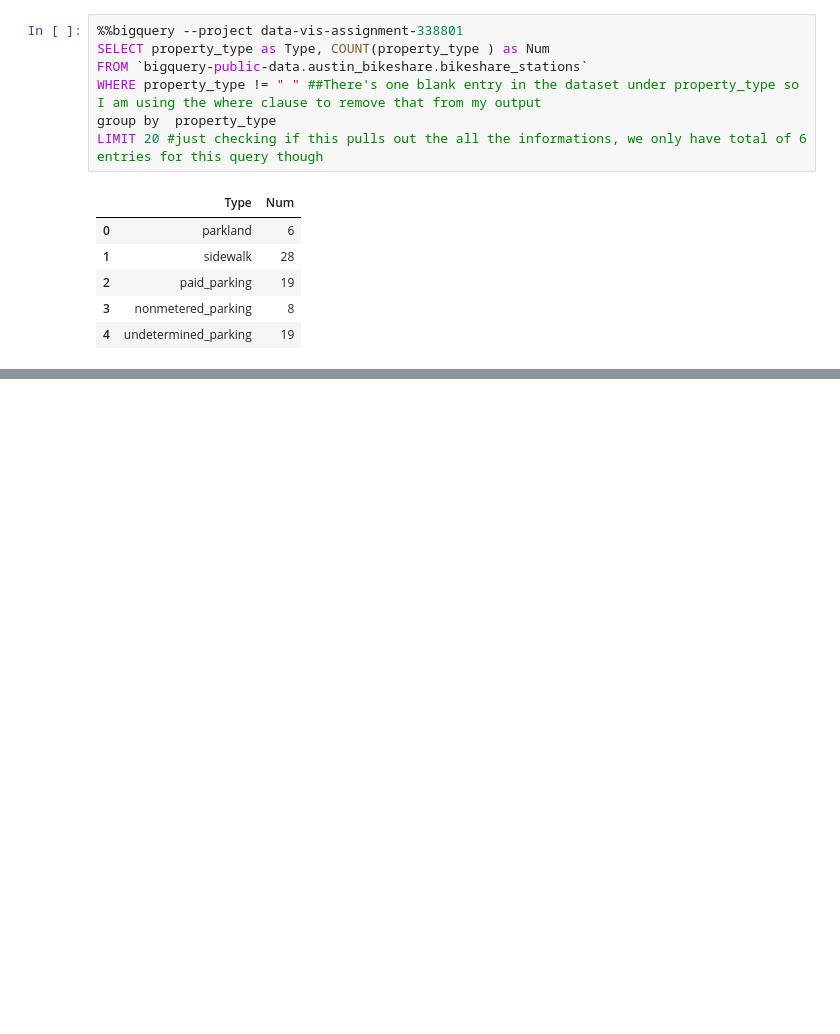
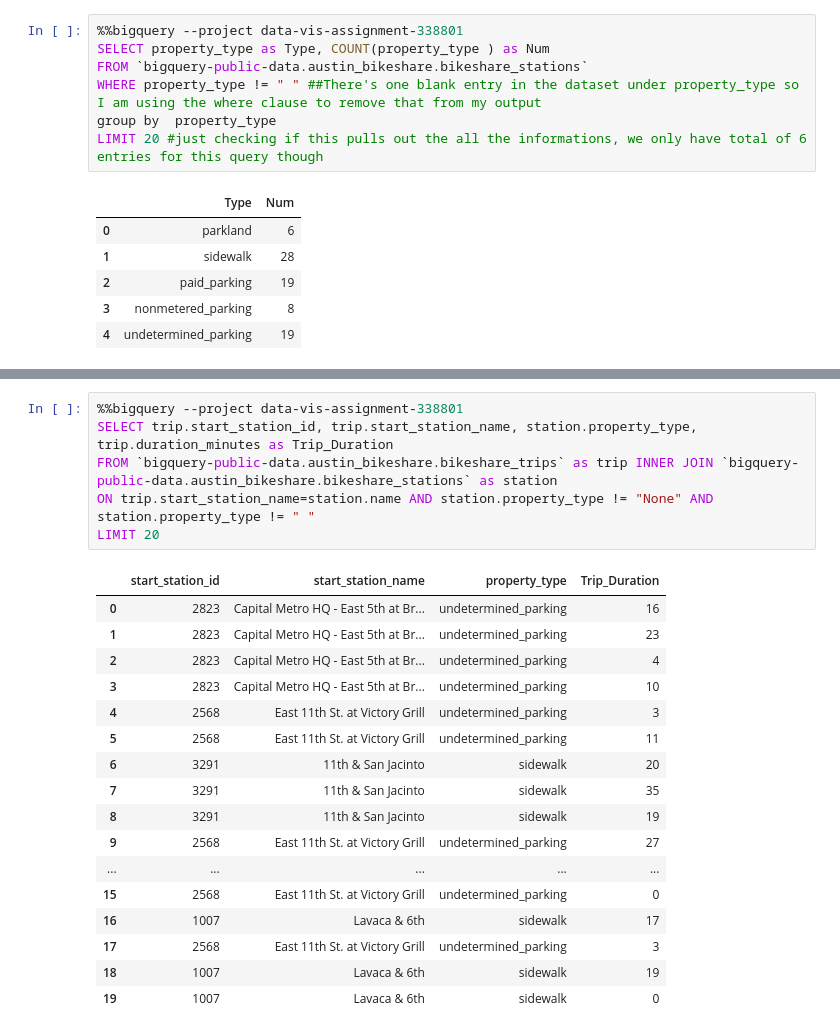
Before and after one commit to sovikapoudel/Data-Visualiation-Spring-2022, a Jupyter notebook: Quiz_6.ipynb, the cells around one changed output, grey strips where cells are left out. Drawn from its saved outputs; the diff is of its cells as text; blank space fills up the shorter version.

```diff
--- a/Quiz_6.ipynb
+++ b/Quiz_6.ipynb
@@ -188,0 +132,24 @@ Limit 10
+# %%
+%%bigquery --project data-vis-assignment-338801
+SELECT trip.start_station_id, trip.start_station_name, station.property_type, trip.duration_minutes as Trip_Duration
+FROM `bigquery-public-data.austin_bikeshare.bikeshare_trips` as trip INNER JOIN `bigquery-public-data.austin_bikeshare.bikeshare_stations` as station
+ON trip.start_station_name=station.name AND station.property_type != "None" AND station.property_type != " "
+LIMIT 20
+# %% [output]
+|  | start_station_id | start_station_name | property_type | Trip_Duration |
+| 0 | 2823 | Capital Metro HQ - East 5th at Br... | undetermined_parking | 16 |
+| 1 | 2823 | Capital Metro HQ - East 5th at Br... | undetermined_parking | 23 |
+| 2 | 2823 | Capital Metro HQ - East 5th at Br... | undetermined_parking | 4 |
+| 3 | 2823 | Capital Metro HQ - East 5th at Br... | undetermined_parking | 10 |
+| 4 | 2568 | East 11th St. at Victory Grill | undetermined_parking | 3 |
+| 5 | 2568 | East 11th St. at Victory Grill | undetermined_parking | 11 |
+| 6 | 3291 | 11th & San Jacinto | sidewalk | 20 |
+| 7 | 3291 | 11th & San Jacinto | sidewalk | 35 |
+| 8 | 3291 | 11th & San Jacinto | sidewalk | 19 |
+| 9 | 2568 | East 11th St. at Victory Grill | undetermined_parking | 27 |
+| ... | ... | ... | ... | ... |
+| 15 | 2568 | East 11th St. at Victory Grill | undetermined_parking | 0 |
+| 16 | 1007 | Lavaca & 6th | sidewalk | 17 |
+| 17 | 2568 | East 11th St. at Victory Grill | undetermined_parking | 3 |
+| 18 | 1007 | Lavaca & 6th | sidewalk | 19 |
+| 19 | 1007 | Lavaca & 6th | sidewalk | 0 |
```
Also changed, not shown: parts of 8 cells of this notebook.
